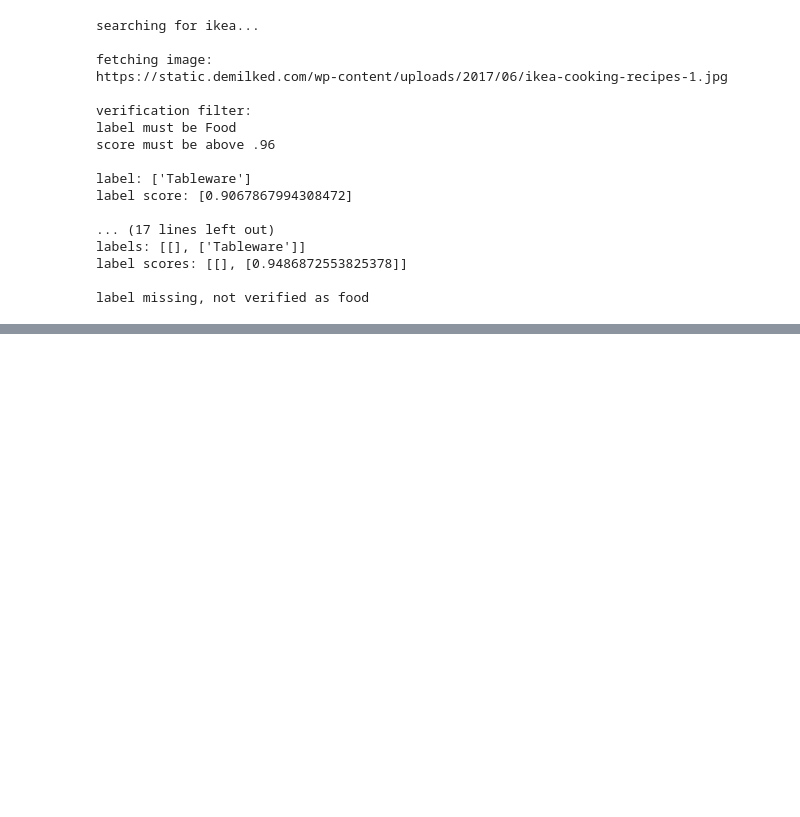
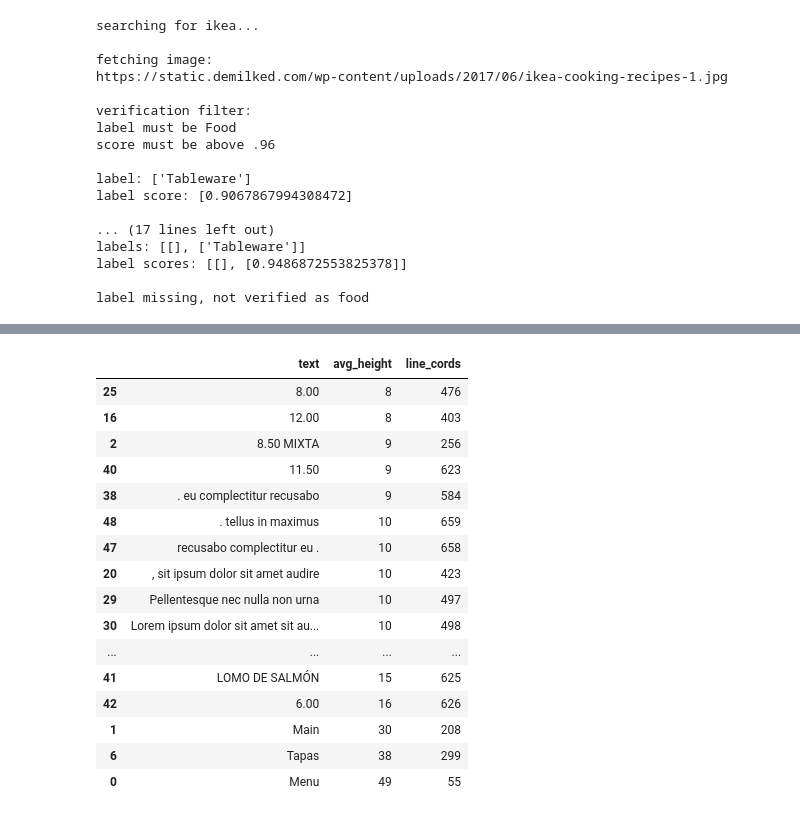
Before and after one commit to nguyenngocyennga/menu_me, a Jupyter notebook: notebooks/alan_apis_and_menu_stripper_workbook.ipynb, the cells around one changed output, grey strips where cells are left out. Cells and saved outputs as stored; diff of their text form; code cells hidden in the pictures; blank space fills up the shorter version.

```diff
--- a/notebooks/alan_apis_and_menu_stripper_workbook.ipynb
+++ b/notebooks/alan_apis_and_menu_stripper_workbook.ipynb
@@ -356,0 +470,38 @@ strip_menu(test_menu)
+# %%
+import pandas as pd
+
+all_lines = []
+avg_heights = []
+line_cords = []
+for n in sample_df['line_cord'].unique():
+    same_line_df = sample_df[sample_df['line_cord']==n]
+    same_line = []
+    heights = []
+    for text,height in zip(same_line_df['text'],same_line_df['height']):
+        same_line.append(text)
+        heights.append(height)
+    all_lines.append(' '.join(same_line))
+    avg_height = int(sum(heights)/len(heights))
+    avg_heights.append(avg_height)
+    line_cords.append(n)
+# %%
+strict_combine_df = pd.DataFrame({'text': all_lines, 'avg_height': avg_heights, 'line_cords': line_cords})
+strict_combine_df.sort_values(by='avg_height')
+# %% [output]
+|  | text | avg_height | line_cords |
+| 25 | 8.00 | 8 | 476 |
+| 16 | 12.00 | 8 | 403 |
+| 2 | 8.50 MIXTA | 9 | 256 |
+| 40 | 11.50 | 9 | 623 |
+| 38 | . eu complectitur recusabo | 9 | 584 |
+| 48 | . tellus in maximus | 10 | 659 |
+| 47 | recusabo complectitur eu . | 10 | 658 |
+| 20 | , sit ipsum dolor sit amet audire | 10 | 423 |
+| 29 | Pellentesque nec nulla non urna | 10 | 497 |
+| 30 | Lorem ipsum dolor sit amet sit au... | 10 | 498 |
+| ... | ... | ... | ... |
+| 41 | LOMO DE SALMÓN | 15 | 625 |
+| 42 | 6.00 | 16 | 626 |
+| 1 | Main | 30 | 208 |
+| 6 | Tapas | 38 | 299 |
+| 0 | Menu | 49 | 55 |
```
Also changed, not shown: parts of 23 cells of this notebook, 1 other file.
